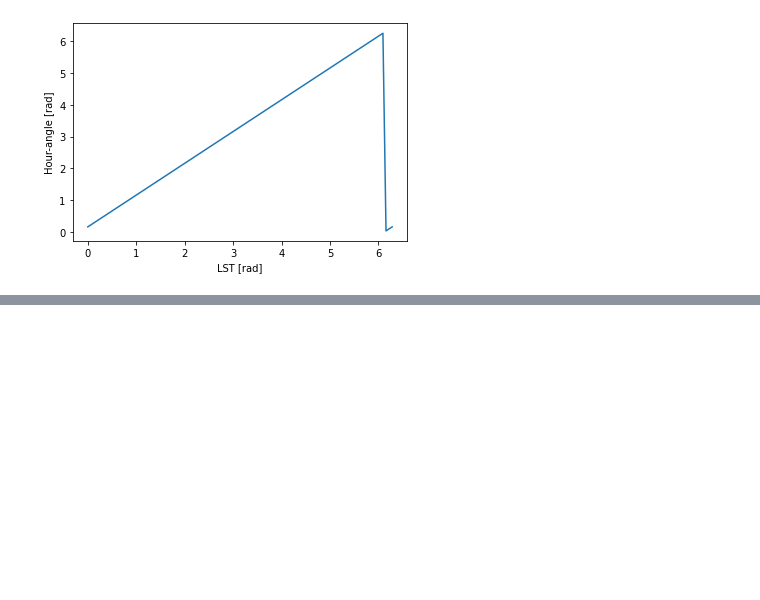
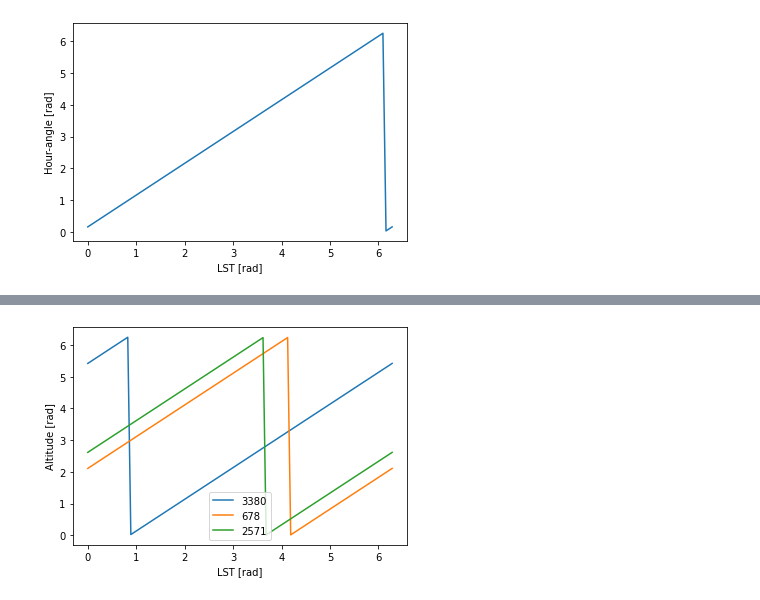
Before and after one commit to 3276908917/skyflux, a Jupyter notebook: notebooks/sources_over_time.ipynb, the cells around one changed output, grey strips where cells are left out. Cells and saved outputs as stored; diff of their text form; code cells hidden in the pictures; blank space fills up the shorter version.

```diff
--- a/notebooks/sources_over_time.ipynb
+++ b/notebooks/sources_over_time.ipynb
@@ -106,0 +129,19 @@ plt.show()
+# %%
+# I want to have a plot to see how the eq2topo conversion changes over a full LST day,
+# given a single source's base-line ra and dec
+
+list_obj_alt = []
+
+for i in range(0, obj_count):
+    s_ra = list_obj[i][2]
+    s_dec = list_obj[i][3]
+    list_obj_alt.append(day_dict(s_ra, s_dec)['alt'])
+
+    plt.plot(list_lst, list_obj_alt[i], label=str(list_obj[i][0]))
+
+plt.xlabel("LST [rad]")
+plt.ylabel("Altitude [rad]")
+plt.legend()
+plt.show()
+# %% [output]
+[figure, added]
```
Also changed, not shown: parts of 3 cells of this notebook.
